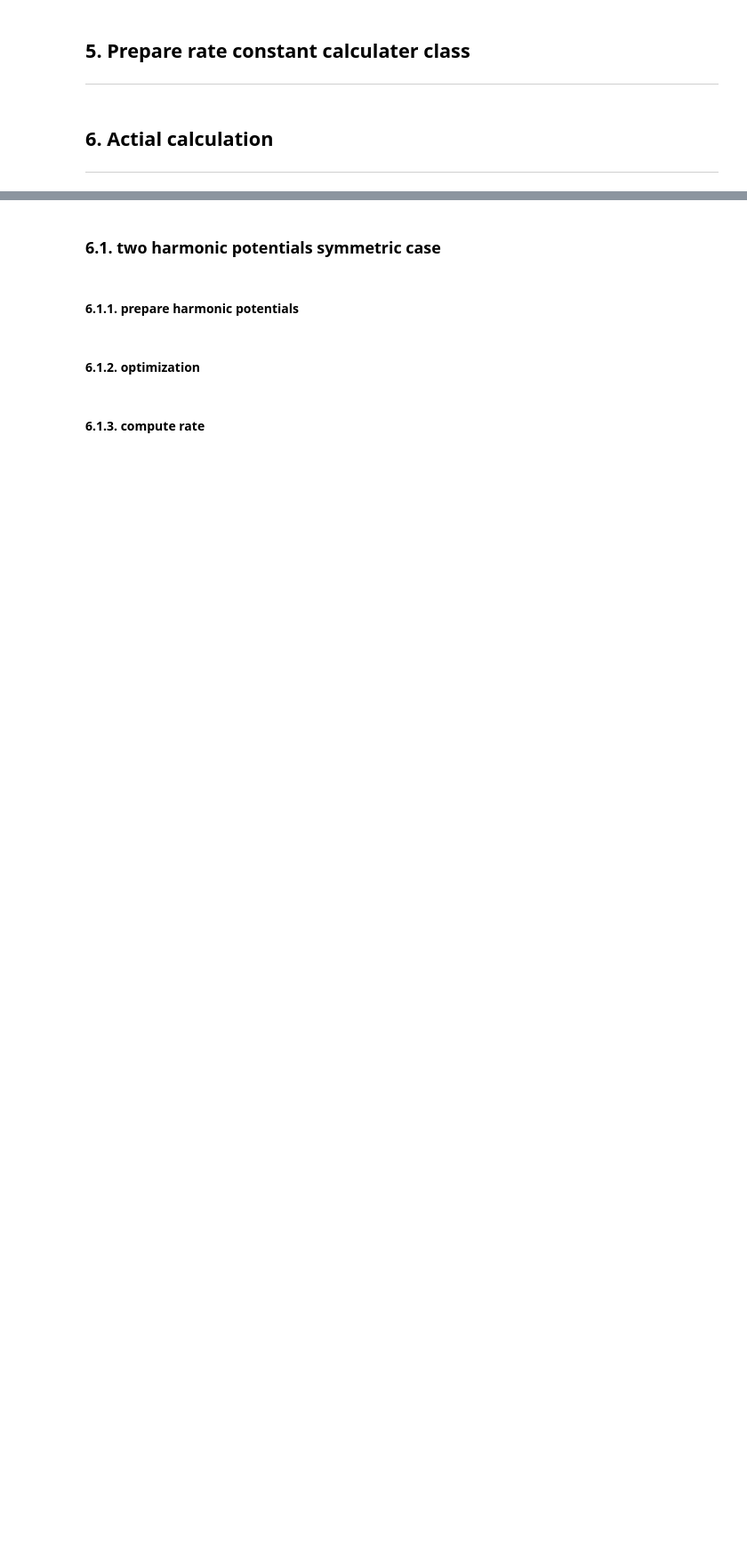
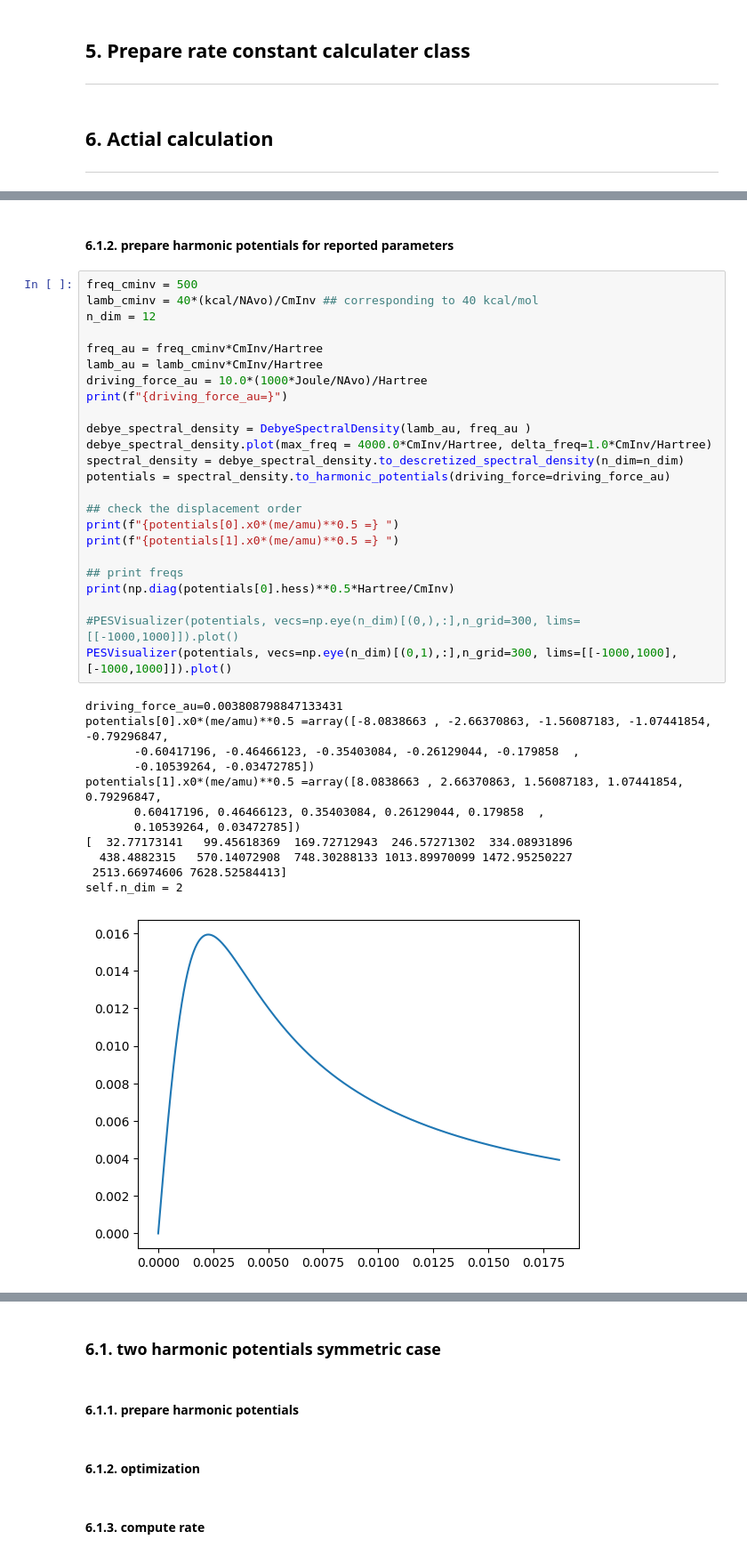
Before and after one commit to miyokawa1211/Introduction2Instanton, a Jupyter notebook: tito/golden_rule_instanton.ipynb, the cells around one changed output, grey strips where cells are left out. Shown at 89% size. Drawn from its saved outputs; the diff is of its cells as text; blank space fills up the shorter version.

Commit message:
implement spectral density class

```diff
--- a/tito/golden_rule_instanton.ipynb
+++ b/tito/golden_rule_instanton.ipynb
@@ -646,0 +916,39 @@ self.n_dim = 2
+# %% [markdown]
+#### 6.1.2. prepare harmonic potentials for reported parameters
+# %%
+freq_cminv = 500
+lamb_cminv = 40*(kcal/NAvo)/CmInv ## corresponding to 40 kcal/mol
+n_dim = 12
+
+freq_au = freq_cminv*CmInv/Hartree
+lamb_au = lamb_cminv*CmInv/Hartree
+driving_force_au = 10.0*(1000*Joule/NAvo)/Hartree
+print(f"{driving_force_au=}")
+
+debye_spectral_density = DebyeSpectralDensity(lamb_au, freq_au )
+debye_spectral_density.plot(max_freq = 4000.0*CmInv/Hartree, delta_freq=1.0*CmInv/Hartree)
+spectral_density = debye_spectral_density.to_descretized_spectral_density(n_dim=n_dim)
+potentials = spectral_density.to_harmonic_potentials(driving_force=driving_force_au)
+
+## check the displacement order
+print(f"{potentials[0].x0*(me/amu)**0.5 =} ")
+print(f"{potentials[1].x0*(me/amu)**0.5 =} ")
+
+## print freqs
+print(np.diag(potentials[0].hess)**0.5*Hartree/CmInv)
+
+#PESVisualizer(potentials, vecs=np.eye(n_dim)[(0,),:],n_grid=300, lims=[[-1000,1000]]).plot()
+PESVisualizer(potentials, vecs=np.eye(n_dim)[(0,1),:],n_grid=300, lims=[[-1000,1000],[-1000,1000]]).plot()
+# %% [output]
+driving_force_au=0.003808798847133431
+potentials[0].x0*(me/amu)**0.5 =array([-8.0838663 , -2.66370863, -1.56087183, -1.07441854, -0.79296847,
+       -0.60417196, -0.46466123, -0.35403084, -0.26129044, -0.179858  ,
+       -0.10539264, -0.03472785])
+potentials[1].x0*(me/amu)**0.5 =array([8.0838663 , 2.66370863, 1.56087183, 1.07441854, 0.79296847,
+       0.60417196, 0.46466123, 0.35403084, 0.26129044, 0.179858  ,
+       0.10539264, 0.03472785])
+[  32.77173141   99.45618369  169.72712943  246.57271302  334.08931896
+  438.4882315   570.14072908  748.30288133 1013.89970099 1472.95250227
+ 2513.66974606 7628.52584413]
+self.n_dim = 2
+[figure, added]
```
Also changed, not shown: parts of 23 cells of this notebook.
